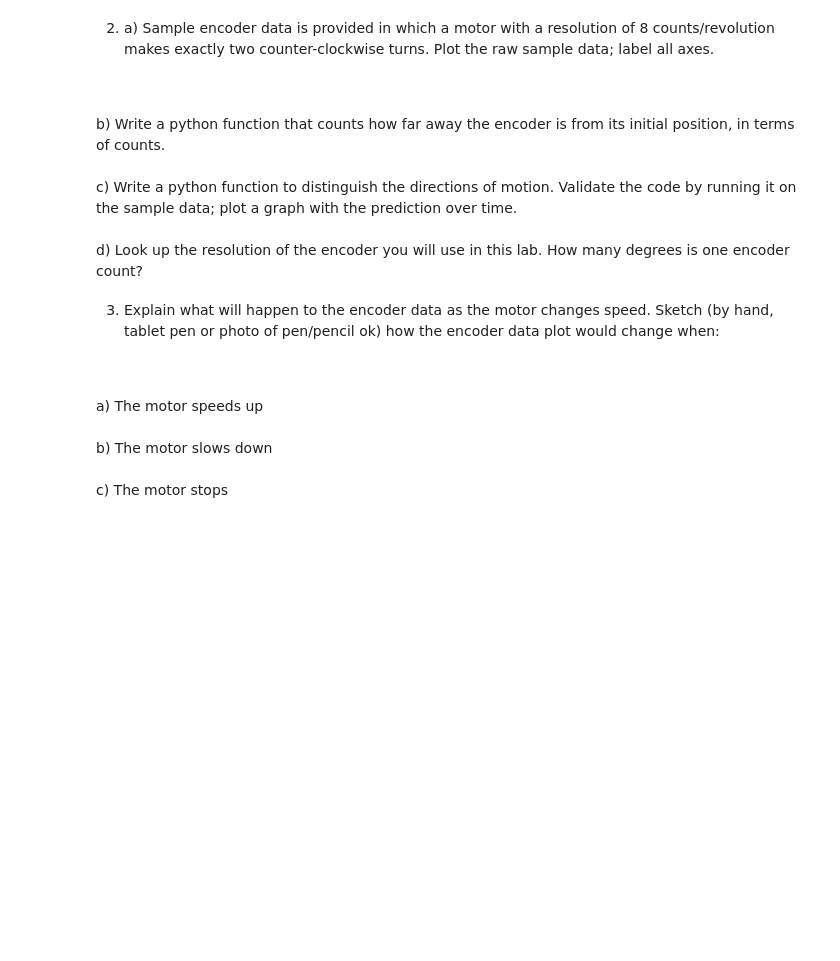
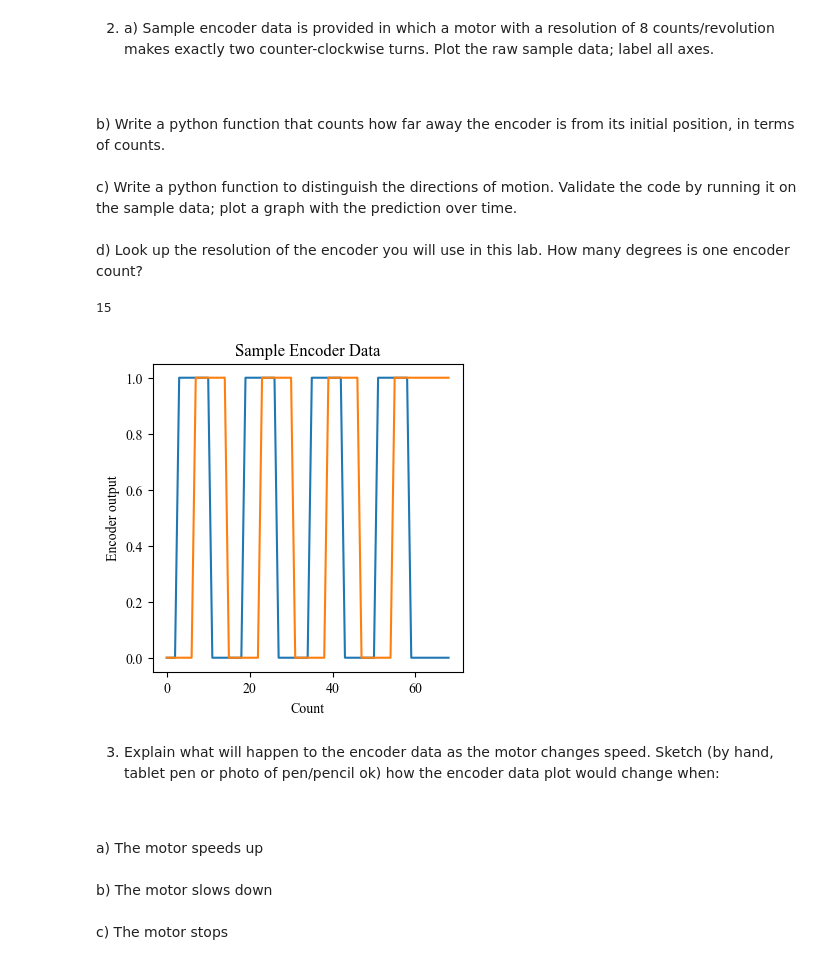
Before and after one commit to mon05mon05/MECH-383-Labs, a Jupyter notebook: Lab 3/Lab 3 Report.ipynb, the cells around one changed output. Saved outputs shown, nothing was run; the diff lists cells and outputs as text; code cells hidden in the pictures; blank space fills up the shorter version.

```diff
--- a/Lab 3/Lab 3 Report.ipynb
+++ b/Lab 3/Lab 3 Report.ipynb
@@ -19,7 +19,9 @@
 # %%
 import numpy as np
 import math
-import matplotlib
+import matplotlib.pyplot as plt
+import pandas as pd
+plt.rcParams["font.family"] = "Times New Roman"
 # %% [markdown]
 The following websites can be used as resources:
 
@@ -61,8 +63,56 @@ Submit all pre-lab questions and code one week before you attempt your lab.
 <br>
 <br> d) Look up the resolution of the encoder you will use in this lab. How many degrees is one encoder count?
 # %%
-## Display your graphs, functions and calculations here
-## Use print() to display your final answer
+# a) Plotting sample data
+
+SAMPLE_DATA_PATH = "sample_data.csv"
+
+data = np.array(pd.read_csv(SAMPLE_DATA_PATH)).transpose()
+
+xs = np.arange(len(data[0]))
+ys1 = data[0]
+ys2 = data[1]
+
+fig1,ax1 = plt.subplots(figsize=(4,4))
+ax1.set(
+    title = "Sample Encoder Data",
+    xlabel = "Count",
+    ylabel = "Encoder output"
+)
+
+ax1.plot(xs, ys1)
+ax1.plot(xs, ys2)
+plt.show
+
+
+# b) Counting encoder position
+
+def position_counter(datas:np.array):
+    count = 0
+    last_value = 0
+    for data in datas:
+        for value in data:
+            if value != last_value:
+                count+=1
+            last_value = value
+
+    return count
+
+print(position_counter(data))
+
+
+# c) Distinguishing direction
+
+def get_direction(datas:np.array):
+    # Let 1 be CCW and 0 be CW
+    direction = []
+    for i in range(len(datas[0])):
+
+        direction.append(1)
+    return direction
+# %% [output]
+15
+[figure, added]
 # %% [markdown]
 
 3. Explain what will happen to the encoder data as the motor changes speed. Sketch (by hand, tablet pen or photo of pen/pencil ok) how the encoder data plot would change when:
```
Also changed, not shown: parts of 1 cell of this notebook, 1 other file.
